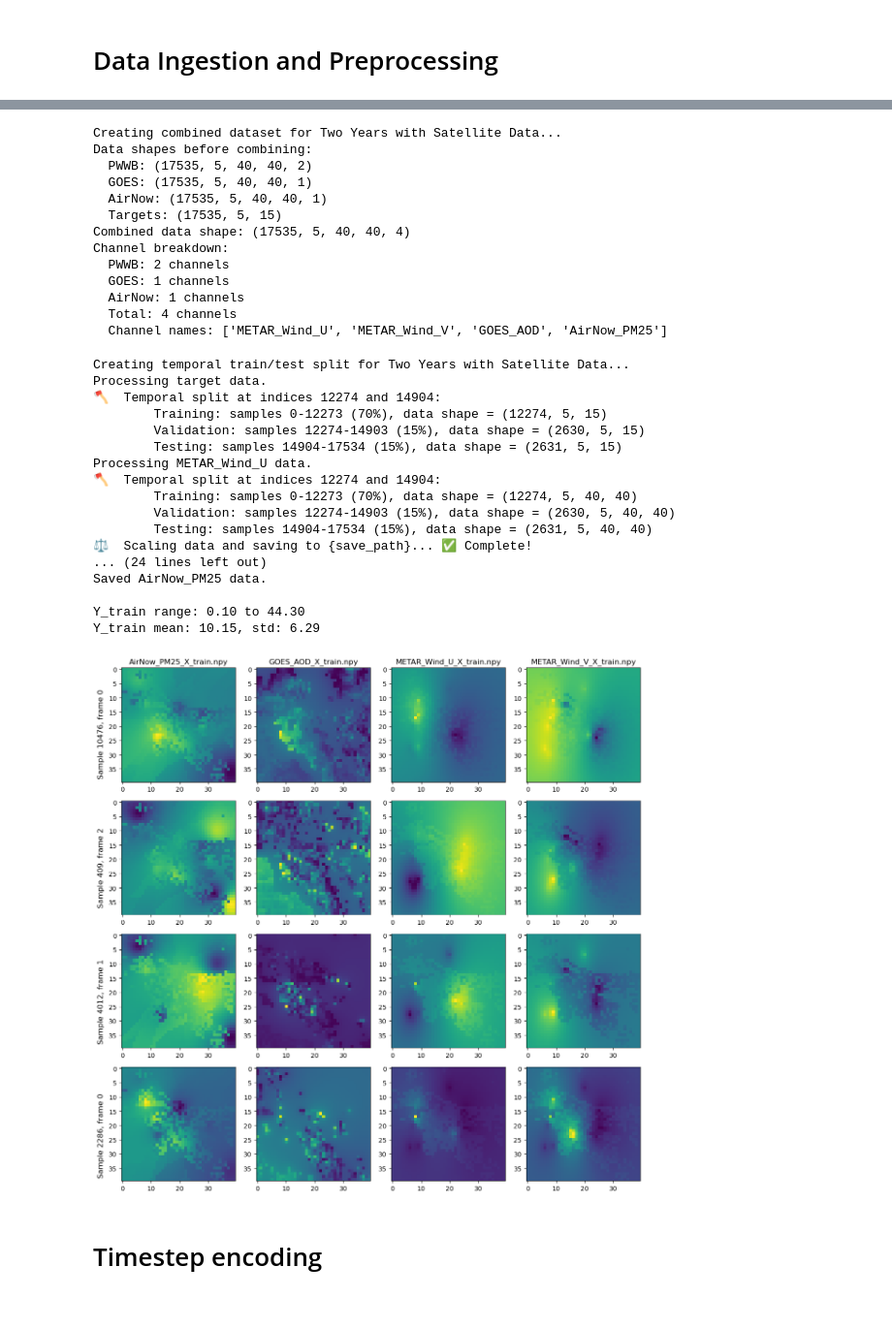
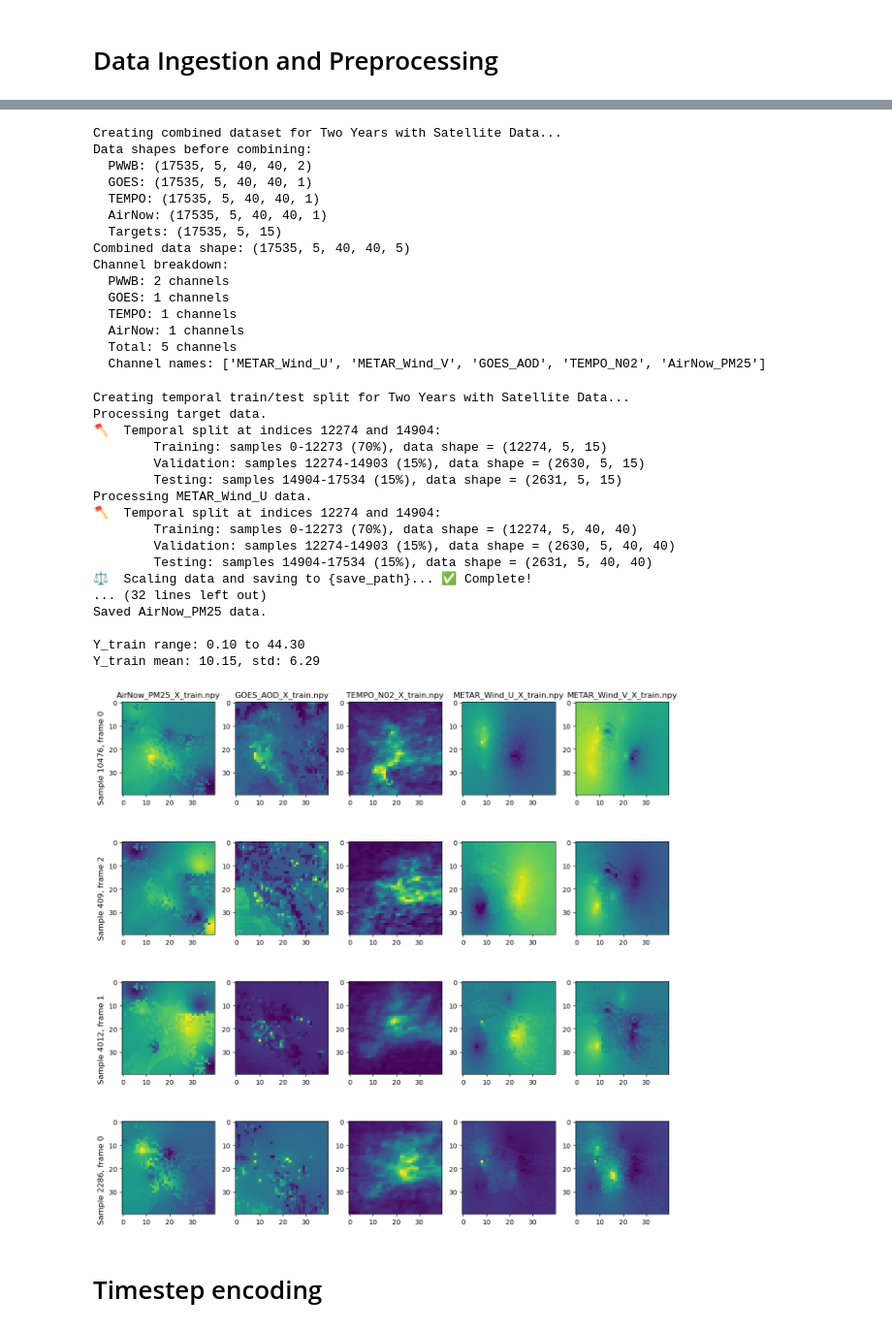
Before and after one commit to matthewgraca/hrrr-smoke-viz, a Jupyter notebook: pwwb-experiments/tensorflow/preprocessing-for-temporal-experiments-new.ipynb, the cells around one changed output, grey strips where cells are left out. Shown at 97% size. Drawn from its saved outputs; the diff is of its cells as text; code cells hidden in the pictures.

```diff
--- a/pwwb-experiments/tensorflow/preprocessing-for-temporal-experiments-new.ipynb
+++ b/pwwb-experiments/tensorflow/preprocessing-for-temporal-experiments-new.ipynb
@@ -86,7 +86,7 @@ os.makedirs(output_dir, exist_ok=True)
 # Create dataset manager
 manager = create_dataset_manager(
     registry_file=f"{EXPERIMENT_ID}_registry.json",
-    cache_dir="data/two_years_sat_data/pwwb_cache/"
+    cache_dir="cached_data/two_years_sat_data/pwwb_cache/"
 )
 
 # List existing datasets
@@ -148,8 +148,8 @@ airnow_data = AirNowData(
     end_date=END_DATE,
     extent=extent,
     airnow_api_key=os.getenv('AIRNOW_API_KEY'),
-    save_dir='data/two_years_sat_data/airnow_cache/airnow.json',
-    processed_cache_dir='data/two_years_sat_data/airnow_cache/airnow_processed.npz',
+    save_dir='cached_data/two_years_sat_data/airnow_cache/airnow.json',
+    processed_cache_dir='cached_data/two_years_sat_data/airnow_cache/airnow_processed.npz',
     dim=dim,
     elevation_path="../../libs/inputs/elevation.npy",
     mask_path="../../libs/inputs/mask.npy",
@@ -157,7 +157,7 @@ airnow_data = AirNowData(
     force_reprocess=False
 )
 X_airnow, Y_targets = utils.sliding_window(airnow_data.data, frames_per_sample, compute_targets=True)
-Y_targets = airnow_data._get_sensor_vals_from_gridded_data(Y_targets, airnow_data.air_sens_loc)
+Y_targets = airnow_data.get_sensor_vals_from_gridded_data(Y_targets, airnow_data.air_sens_loc)
 
 # last sensor has problems, so we'll ungracefully lop it off here
 if Y_targets.shape[2] == 16:
@@ -175,13 +175,17 @@ goes_data = GOESData(
     extent=extent,
     dim=dim,
     save_dir='/mnt/0CA6310DA630F932',
-    cache_path='data/two_years_sat_data/goes_cache/goes_processed.npz',
+    cache_path='cached_data/two_years_sat_data/goes_cache/goes_processed.npz',
     load_cache=True,
 )
 # already sliding window'd from old implementation, add this back if you ever reingest
 #X_goes, _ = utils.sliding_window(goes_data.data, frames_per_sample)
 X_goes = goes_data.data
 print(f"✓ GOES data shape: {X_goes.shape}")
+
+print(f"\nLoading TEMPO data")
+X_tempo = np.load('cached_data/two_years_sat_data/tempo_cache/tempo_processed.npy')
+print(f"✓ TEMPO data shape: {X_tempo.shape}")
 # %% [output]
 Loading PWWB data for Two Years with Satellite Data...
 Dataset 'two_years_sat_data_METAR_WIND_UV' already exists, loading from cache...
@@ -239,45 +239,52 @@ X_airnow = np.expand_dims(X_airnow, -1)
 print(f"Data shapes before combining:")
 print(f"  PWWB: {X_pwwb.shape}")
 print(f"  GOES: {X_goes.shape}")
+print(f"  TEMPO: {X_tempo.shape}")
 print(f"  AirNow: {X_airnow.shape}")
 print(f"  Targets: {Y_targets.shape}")
 
 # Combine all data sources
-X_combined = np.concatenate([X_pwwb, X_goes, X_airnow], axis=-1)
+X_combined = np.concatenate([X_pwwb, X_goes, X_tempo, X_airnow], axis=-1)
 print(f"Combined data shape: {X_combined.shape}")
 
 # Display the number of channels from each source
 pwwb_channels = X_pwwb.shape[4]
 goes_channels = X_goes.shape[4]
+tempo_channels = X_tempo.shape[4]
 airnow_channels = X_airnow.shape[4]
 total_channels = X_combined.shape[4]
 
 print(f"Channel breakdown:")
 print(f"  PWWB: {pwwb_channels} channels")
 print(f"  GOES: {goes_channels} channels")
+print(f"  TEMPO: {tempo_channels} channels")
 print(f"  AirNow: {airnow_channels} channels")
 print(f"  Total: {total_channels} channels")
 
 # Create combined channel names
-all_channel_names = channel_info['channel_names'] + ["GOES_AOD"] + ["AirNow_PM25"]
+all_channel_names = channel_info['channel_names'] + ["GOES_AOD"] + ['TEMPO_N02'] + ["AirNow_PM25"]
 print(f"  Channel names: {all_channel_names}")
 # %% [output]
 Creating combined dataset for Two Years with Satellite Data...
 Data shapes before combining:
   PWWB: (17535, 5, 40, 40, 2)
   GOES: (17535, 5, 40, 40, 1)
+  TEMPO: (17535, 5, 40, 40, 1)
   AirNow: (17535, 5, 40, 40, 1)
   Targets: (17535, 5, 15)
-Combined data shape: (17535, 5, 40, 40, 4)
+Combined data shape: (17535, 5, 40, 40, 5)
 Channel breakdown:
   PWWB: 2 channels
   GOES: 1 channels
+  TEMPO: 1 channels
   AirNow: 1 channels
-  Total: 4 channels
-  Channel names: ['METAR_Wind_U', 'METAR_Wind_V', 'GOES_AOD', 'AirNow_PM25']
+  Total: 5 channels
+  Channel names: ['METAR_Wind_U', 'METAR_Wind_V', 'GOES_AOD', 'TEMPO_N02', 'AirNow_PM25']
 # %%
 del X_pwwb
 del X_airnow
+del X_goes
+del X_tempo
 
 print(f"\nCreating temporal train/test split for {EXPERIMENT_NAME}...")
 save_path = "final_input_data/two_years_sat_data/"
@@ -321,7 +328,7 @@ Processing METAR_Wind_U data.
         Validation: samples 12274-14903 (15%), data shape = (2630, 5, 40, 40)
         Testing: samples 14904-17534 (15%), data shape = (2631, 5, 40, 40)
 ⚖️  Scaling data and saving to {save_path}... ✅ Complete!
-... (24 lines left out)
+... (32 lines left out)
 Saved AirNow_PM25 data.
 
 Y_train range: 0.10 to 44.30
@@ -329,26 +336,26 @@ Y_train mean: 10.15, std: 6.29
 # %%
 import matplotlib.pyplot as plt
 import random
 random.seed(42)
 
 filedir = "final_input_data/two_years_sat_data/"
-filepaths = ["AirNow_PM25_X_train.npy", "GOES_AOD_X_train.npy", "METAR_Wind_U_X_train.npy", "METAR_Wind_V_X_train.npy" ]
+filepaths = ["AirNow_PM25_X_train.npy", "GOES_AOD_X_train.npy", "TEMPO_N02_X_train.npy", "METAR_Wind_U_X_train.npy", "METAR_Wind_V_X_train.npy" ]
 
-rows, cols = 4, 4
+rows, cols = 4, 5
 fig, axes = plt.subplots(rows, cols, figsize=(12, 12))
 for i in range(rows):
     s = random.randint(0, Y_train.shape[0] - 1)
     f = random.randint(0, frames_per_sample - 1)
     fig.text(0, 0.85 - i * 0.245, f"Sample {s}, frame {f}", va='center', ha='center',
              rotation='vertical', fontsize=12)
     for j in range(cols):
         axes[0][j].set_title(f"{filepaths[j]}")
         axes[i][j].axis('on')
         axes[i][j].imshow(np.load(f"{filedir + filepaths[j]}")[s,f,:,:])
 plt.tight_layout()
 plt.show()
 # %% [output]
-[figure, old version]
+[figure, new version]
 # %% [markdown]
 # Timestep encoding
 # %%
```
Also changed, not shown: parts of 4 cells of this notebook, 2 other files.
